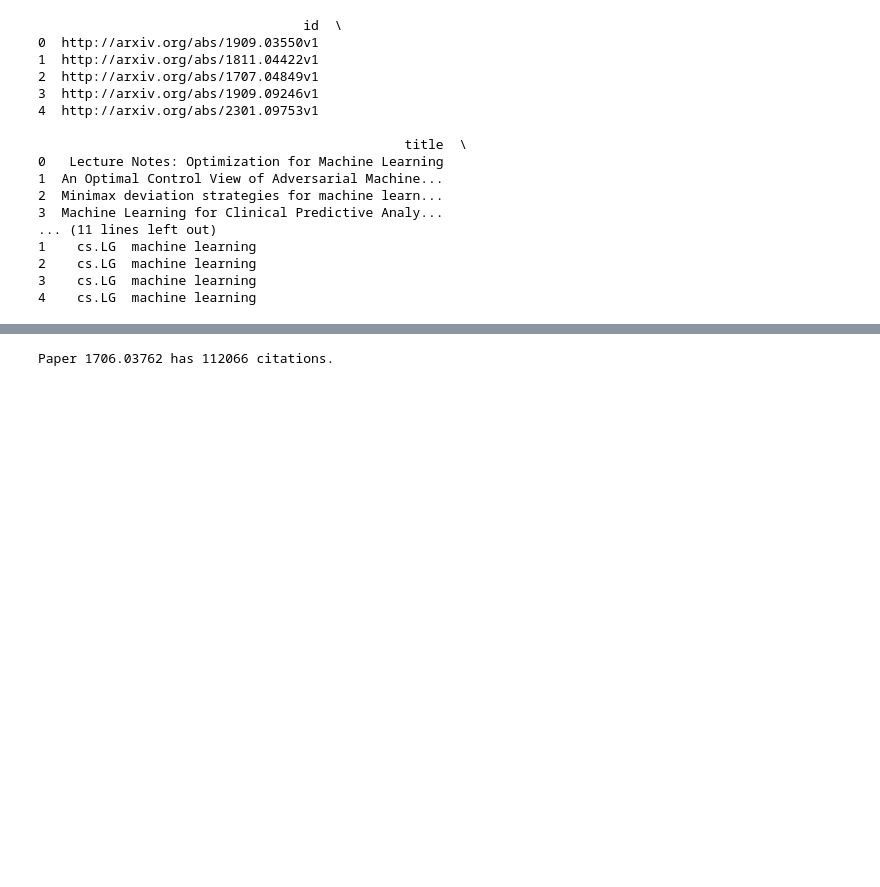
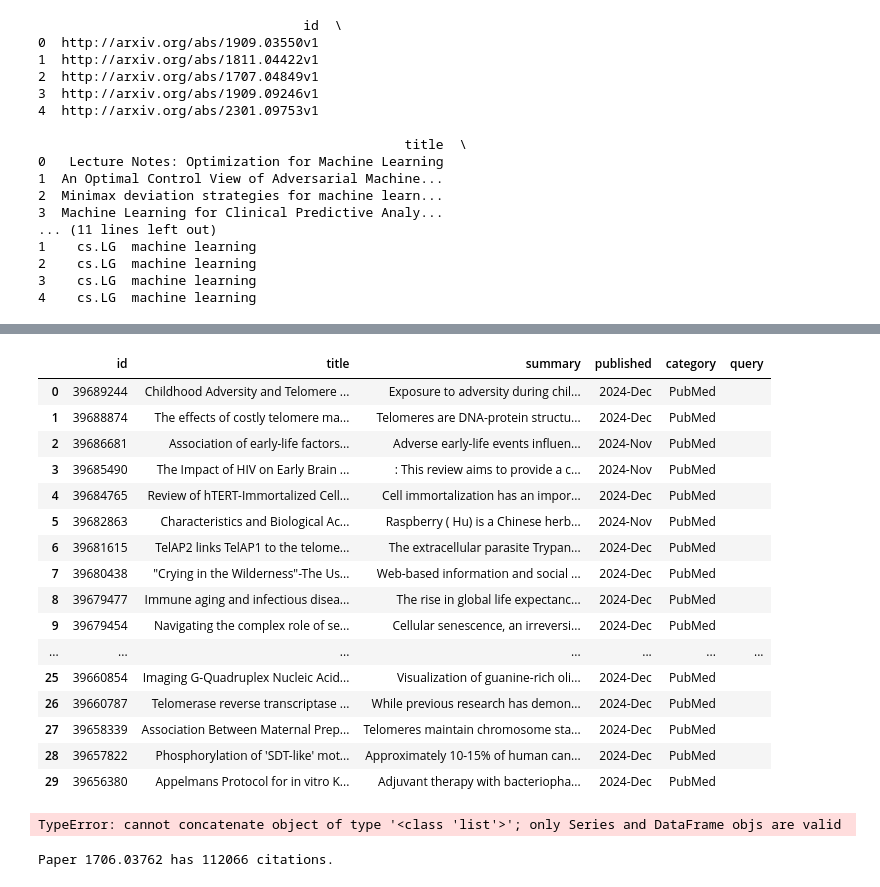
Before and after one commit to piluguji/PaperSemanticSearch, a Jupyter notebook: get_papers.ipynb, the cells around one changed output, grey strips where cells are left out. Saved outputs shown, nothing was run; the diff lists cells and outputs as text; code cells hidden in the pictures; blank space fills up the shorter version.

```diff
--- a/get_papers.ipynb
+++ b/get_papers.ipynb
@@ -96,3 +171,27 @@ print(df.head())
+# %%
+pd.DataFrame(papers_data)
+# %% [output]
+|  | id | title | summary | published | category | query |
+| 0 | 39689244 | Childhood Adversity and Telomere ... | Exposure to adversity during chil... | 2024-Dec | PubMed |  |
+| 1 | 39688874 | The effects of costly telomere ma... | Telomeres are DNA-protein structu... | 2024-Dec | PubMed |  |
+| 2 | 39686681 | Association of early-life factors... | Adverse early-life events influen... | 2024-Nov | PubMed |  |
+| 3 | 39685490 | The Impact of HIV on Early Brain ... | : This review aims to provide a c... | 2024-Nov | PubMed |  |
+| 4 | 39684765 | Review of hTERT-Immortalized Cell... | Cell immortalization has an impor... | 2024-Dec | PubMed |  |
+| 5 | 39682863 | Characteristics and Biological Ac... | Raspberry ( Hu) is a Chinese herb... | 2024-Nov | PubMed |  |
+| 6 | 39681615 | TelAP2 links TelAP1 to the telome... | The extracellular parasite Trypan... | 2024-Dec | PubMed |  |
+| 7 | 39680438 | "Crying in the Wilderness"-The Us... | Web-based information and social ... | 2024-Dec | PubMed |  |
+| 8 | 39679477 | Immune aging and infectious disea... | The rise in global life expectanc... | 2024-Dec | PubMed |  |
+| 9 | 39679454 | Navigating the complex role of se... | Cellular senescence, an irreversi... | 2024-Dec | PubMed |  |
+| ... | ... | ... | ... | ... | ... | ... |
+| 25 | 39660854 | Imaging G-Quadruplex Nucleic Acid... | Visualization of guanine-rich oli... | 2024-Dec | PubMed |  |
+| 26 | 39660787 | Telomerase reverse transcriptase ... | While previous research has demon... | 2024-Dec | PubMed |  |
+| 27 | 39658339 | Association Between Maternal Prep... | Telomeres maintain chromosome sta... | 2024-Dec | PubMed |  |
+| 28 | 39657822 | Phosphorylation of 'SDT-like' mot... | Approximately 10-15% of human can... | 2024-Dec | PubMed |  |
+| 29 | 39656380 | Appelmans Protocol for in vitro K... | Adjuvant therapy with bacteriopha... | 2024-Dec | PubMed |  |
+# %%
+df = pd.concat([df, papers_data], ignore_index=True)
+# %% [output]
+TypeError: cannot concatenate object of type '<class 'list'>'; only Series and DataFrame objs are valid
 # %%
 def get_paper_citations(arxiv_id):
     """
```
Also changed, not shown: parts of 7 cells of this notebook.
